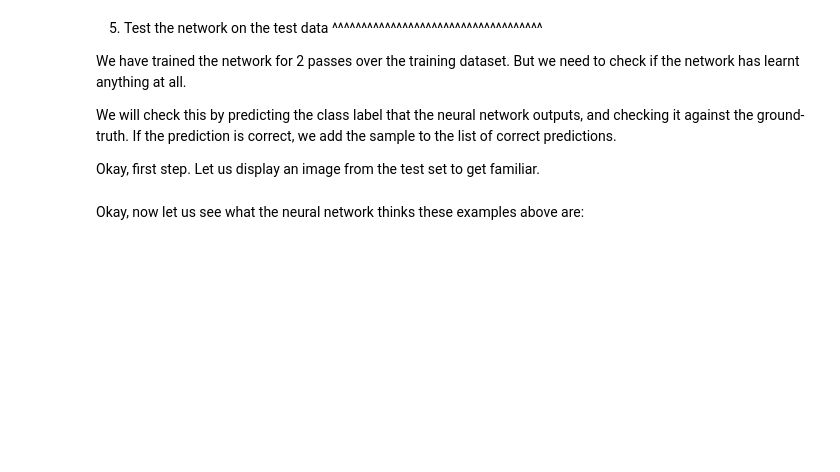
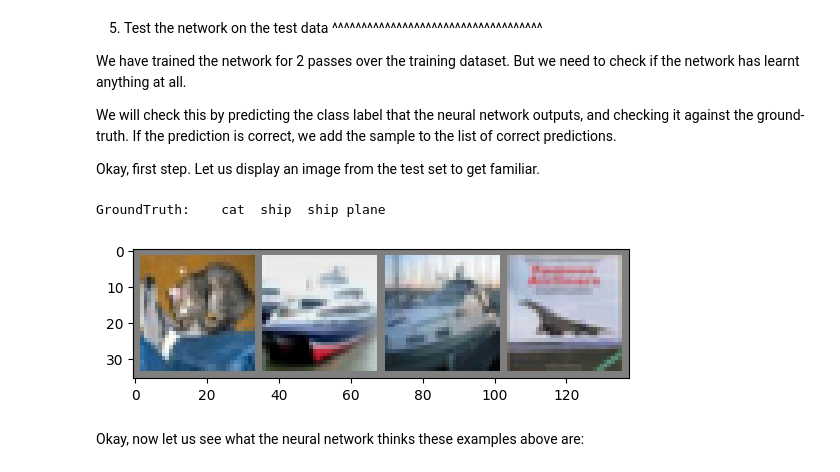
Before and after one commit to QHungHT/cifar10_30_10, a Jupyter notebook: _downloads/ML_midtest.ipynb, the cells around one changed output. Cells and saved outputs as stored; diff of their text form; code cells hidden in the pictures; blank space fills up the shorter version.

```diff
--- a/_downloads/ML_midtest.ipynb
+++ b/_downloads/ML_midtest.ipynb
@@ -255,11 +266,14 @@ correct, we add the sample to the list of correct predictions.
 Okay, first step. Let us display an image from the test set to get familiar.
 # %%
 dataiter = iter(testloader)
-images, labels = dataiter.next()
+images, labels = next(dataiter)
 
 # print images
 imshow(torchvision.utils.make_grid(images))
 print('GroundTruth: ', ' '.join('%5s' % classes[labels[j]] for j in range(4)))
+# %% [output]
+GroundTruth:    cat  ship  ship plane
+[figure, added]
 # %% [markdown]
 Okay, now let us see what the neural network thinks these examples above are:
 # %%
```
Also changed, not shown: parts of 6 cells of this notebook.
